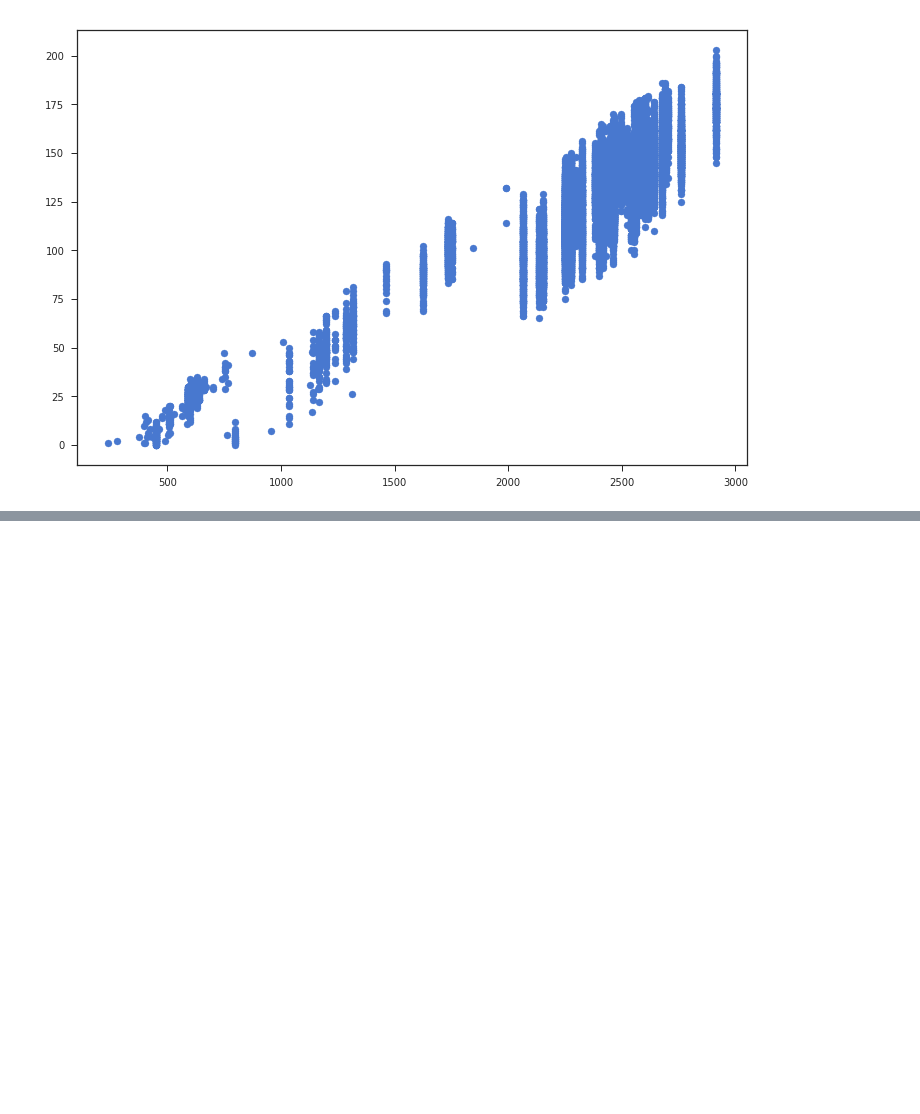
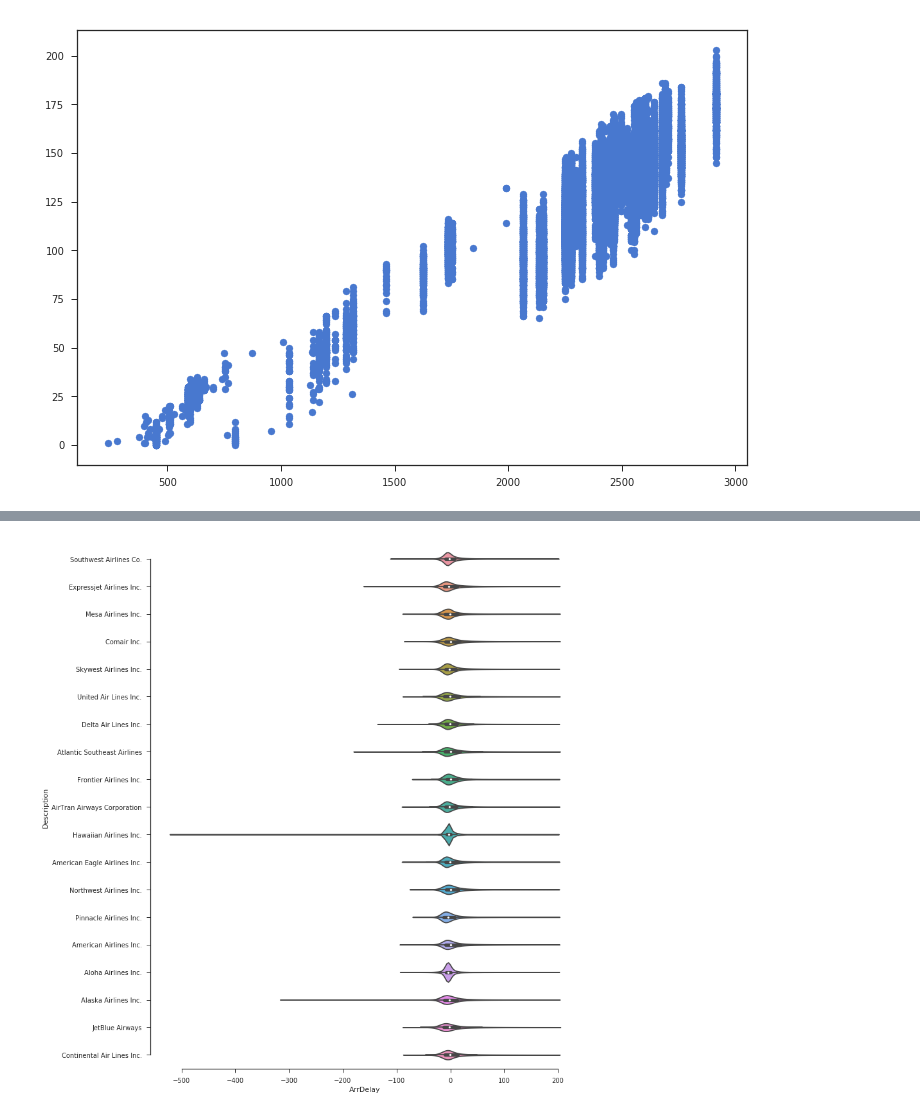
Before and after one commit to Zibski/Airline-on-time, a Jupyter notebook: Data Exploration.ipynb, the cells around one changed output, grey strips where cells are left out. Cells and saved outputs as stored; diff of their text form; code cells hidden in the pictures; blank space fills up the shorter version.

```diff
--- a/Data Exploration.ipynb
+++ b/Data Exploration.ipynb
@@ -451,0 +472,8 @@ plt.tight_layout()
+# %%
+plt.figure(figsize=(12, 15))
+sns.set_context("notebook", font_scale=2.5)
+sns.set(style="ticks", palette="muted", color_codes=True)
+ax = sns.violinplot(x="ArrDelay", y="Description", data=df_all[df_all['ArrDelay']<200]);
+sns.despine(trim=True)
+# %% [output]
+[figure, added]
```
Also changed, not shown: parts of 5 cells of this notebook.
